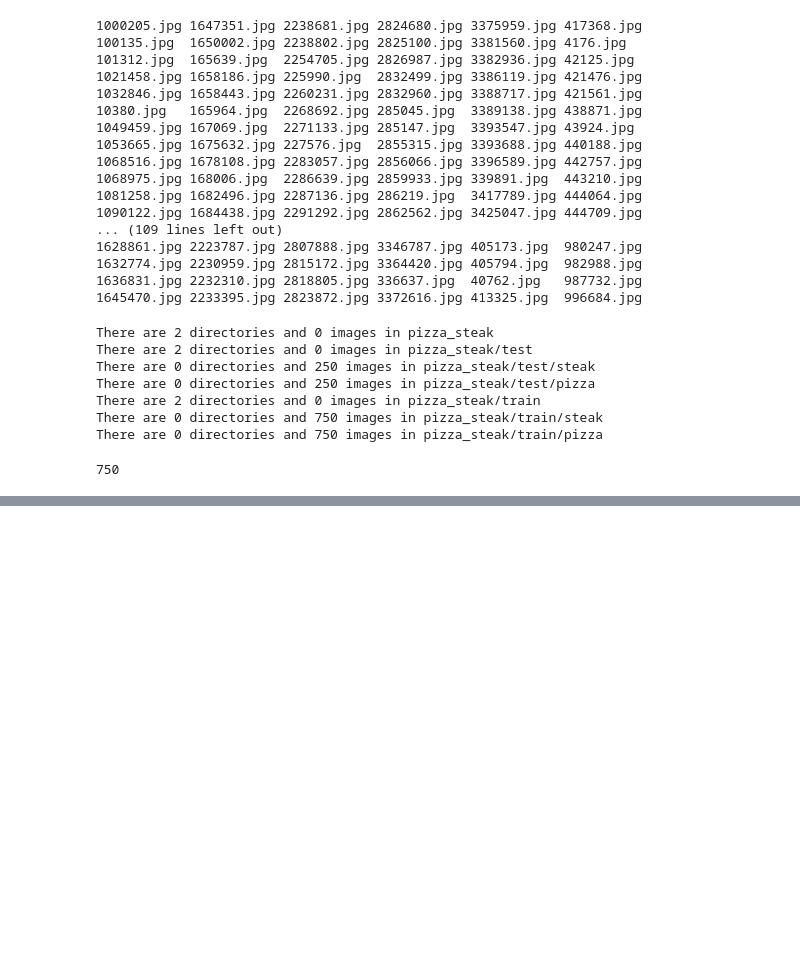
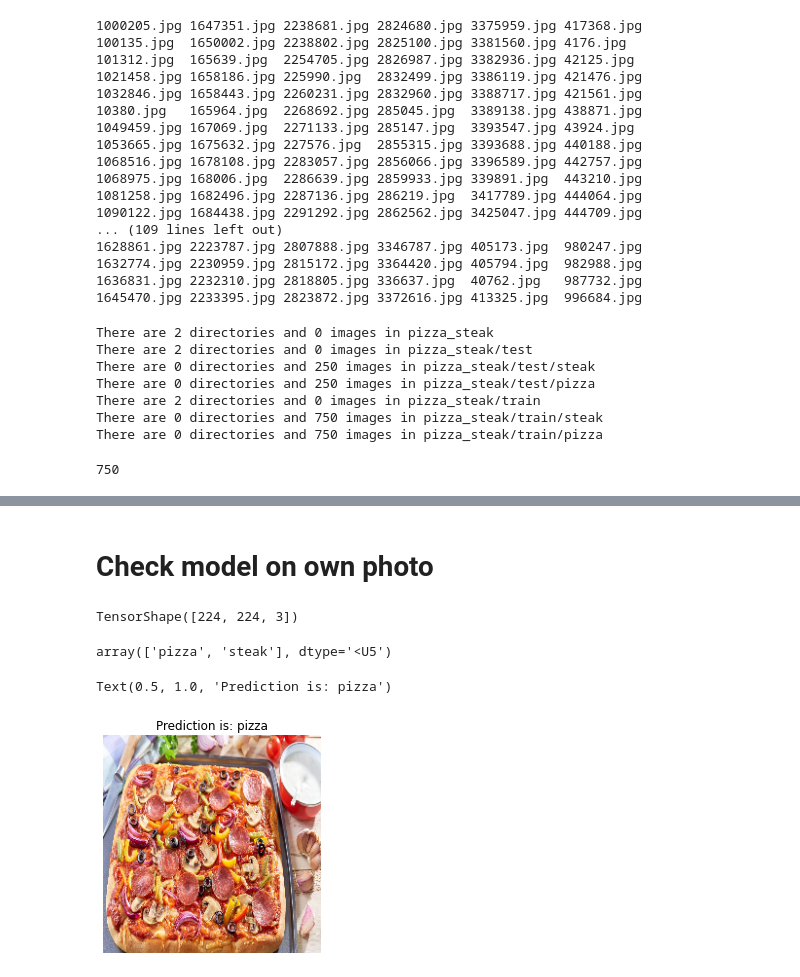
Before and after one commit to KacperKorzen/tensor-course, a Jupyter notebook: convolution.ipynb, the cells around one changed output, grey strips where cells are left out. Drawn from its saved outputs; the diff is of its cells as text; code cells hidden in the pictures; blank space fills up the shorter version.

Commit message:
finish_conv_example

```diff
--- a/convolution.ipynb
+++ b/convolution.ipynb
@@ -49,0 +135,29 @@ print(len(os.listdir("pizza_steak/train/steak")))
+# %%
+# Create a CNN model (same as Tiny VGG - https://poloclub.github.io/cnn-explainer/)
+model_1 = tf.keras.models.Sequential([
+  tf.keras.layers.Conv2D(filters=10, # higher more complex model
+                         strides = 1,
+                         kernel_size=3, # can also be (3, 3)
+                         activation="relu",
+                         input_shape=(224, 224, 3)), # first layer specifies input shape (height, width, colour channels)
+  tf.keras.layers.Conv2D(10, 3, activation="relu"),
+  tf.keras.layers.MaxPool2D(pool_size=2, # pool_size can also be (2, 2)
+                            padding="valid"), # output will be compares; padding can also be 'same' (input same as output)
+  tf.keras.layers.Conv2D(10, 3, activation="relu"),
+  tf.keras.layers.Conv2D(10, 3, activation="relu"), # activation='relu' == tf.keras.layers.Activations(tf.nn.relu)
+  tf.keras.layers.MaxPool2D(2),
+  tf.keras.layers.Flatten(),
+  tf.keras.layers.Dense(1, activation="sigmoid") # binary activation output
+])
+
+# Compile the model
+model_1.compile(loss="binary_crossentropy",
+              optimizer=tf.keras.optimizers.Adam(),
+              metrics=["accuracy"])
+
+# Fit the model
+history_1 = model_1.fit(train_data, #Image data generator crate sample with labels
+                        epochs=5,
+                        steps_per_epoch=len(train_data), # train_data/batches = 47
+                        validation_data=valid_data,
+                        validation_steps=len(valid_data))
@@ -49,0 +303,26 @@ print(len(os.listdir("pizza_steak/train/steak")))
+# %% [markdown]
+# Check model on own photo
+# %%
+def load_and_prep_image(path, img_shape=224):
+    img = mpimg.imread(path)
+    img = tf.constant(img)
+    img = tf.image.resize(img, size= [img_shape, img_shape])
+    img = img/255
+    return img
+
+img=load_and_prep_image(path = '/Users/korzeniewski/Downloads/pizza-rodzinna.jpg')
+img.shape
+# %% [output]
+TensorShape([224, 224, 3])
+# %%
+class_names
+# %% [output]
+array(['pizza', 'steak'], dtype='<U5')
+# %%
+pred = model_1.predict(tf.expand_dims(img, axis = 0))
+plt.imshow(img)
+plt.axis(False)
+plt.title("Prediction is: " + class_names[int(pred.round())])
+# %% [output]
+Text(0.5, 1.0, 'Prediction is: pizza')
+[figure, added]
```
Also changed, not shown: parts of 13 cells of this notebook.
